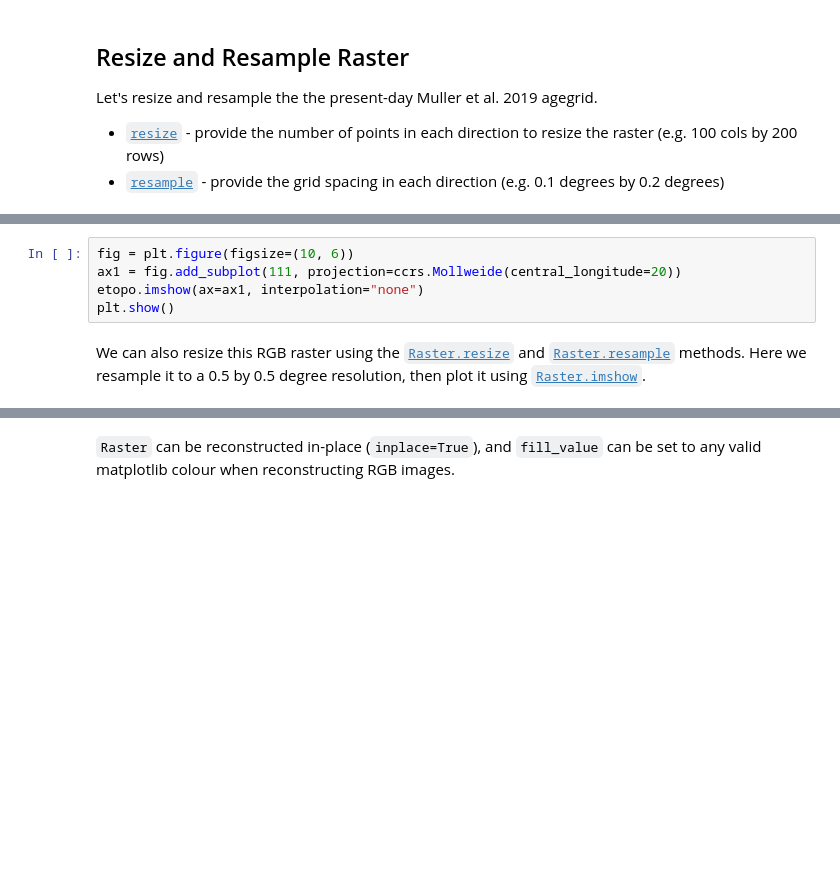
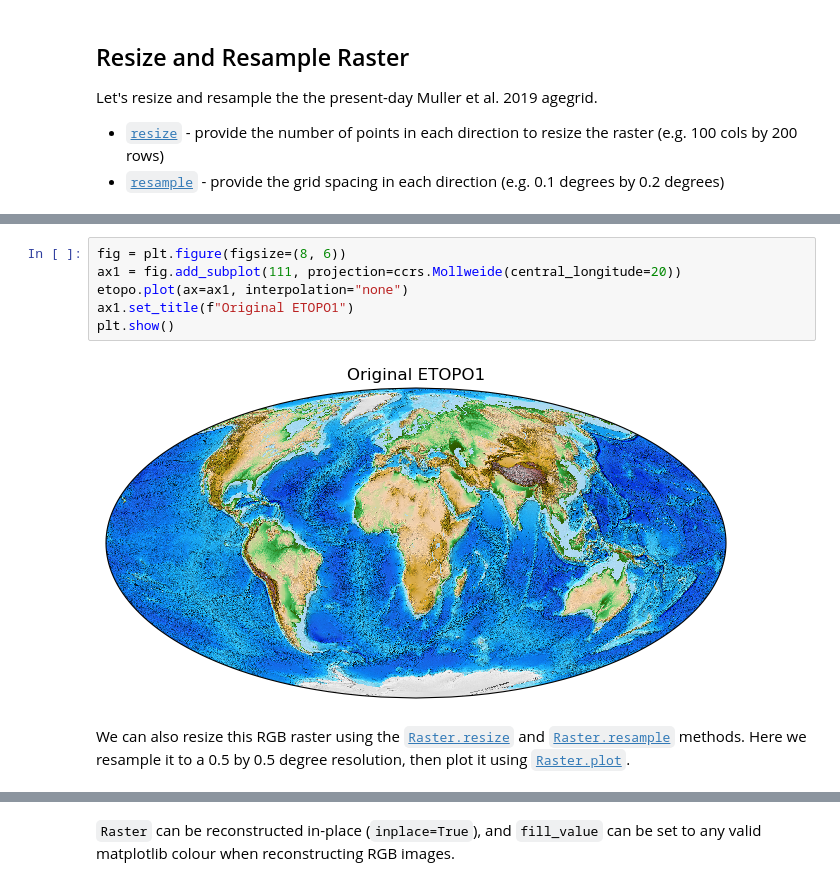
Before and after one commit to GPlates/gplately, a Jupyter notebook: Notebooks/06-Rasters.ipynb, the cells around one changed output, grey strips where cells are left out. Cells and saved outputs as stored; diff of their text form; blank space fills up the shorter version.

```diff
--- a/Notebooks/06-Rasters.ipynb
+++ b/Notebooks/06-Rasters.ipynb
@@ -174,10 +181,13 @@ print(np.shape(etopo))
 # %%
-fig = plt.figure(figsize=(10, 6))
+fig = plt.figure(figsize=(8, 6))
 ax1 = fig.add_subplot(111, projection=ccrs.Mollweide(central_longitude=20))
-etopo.imshow(ax=ax1, interpolation="none")
+etopo.plot(ax=ax1, interpolation="none")
+ax1.set_title(f"Original ETOPO1")
 plt.show()
+# %% [output]
+[figure, added]
 # %% [markdown]
-We can also resize this RGB raster using the [`Raster.resize`](https://gplates.github.io/gplately/grids.html#gplately.grids.Raster.resize) and [`Raster.resample`](https://gplates.github.io/gplately/grids.html#gplately.grids.Raster.resample) methods. Here we resample it to a 0.5 by 0.5 degree resolution, then plot it using [`Raster.imshow`](https://gplates.github.io/gplately/grids.html#gplately.grids.Raster.imshow).
+We can also resize this RGB raster using the [`Raster.resize`](https://gplates.github.io/gplately/grids.html#gplately.grids.Raster.resize) and [`Raster.resample`](https://gplates.github.io/gplately/grids.html#gplately.grids.Raster.resample) methods. Here we resample it to a 0.5 by 0.5 degree resolution, then plot it using [`Raster.plot`](https://gplates.github.io/gplately/grids.html#gplately.grids.Raster.plot).
 # %%
 etopo_downscaled = etopo.resample(0.5,0.5)
 print(etopo_downscaled.shape)
```
Also changed, not shown: parts of 10 cells of this notebook, 1 other file.
